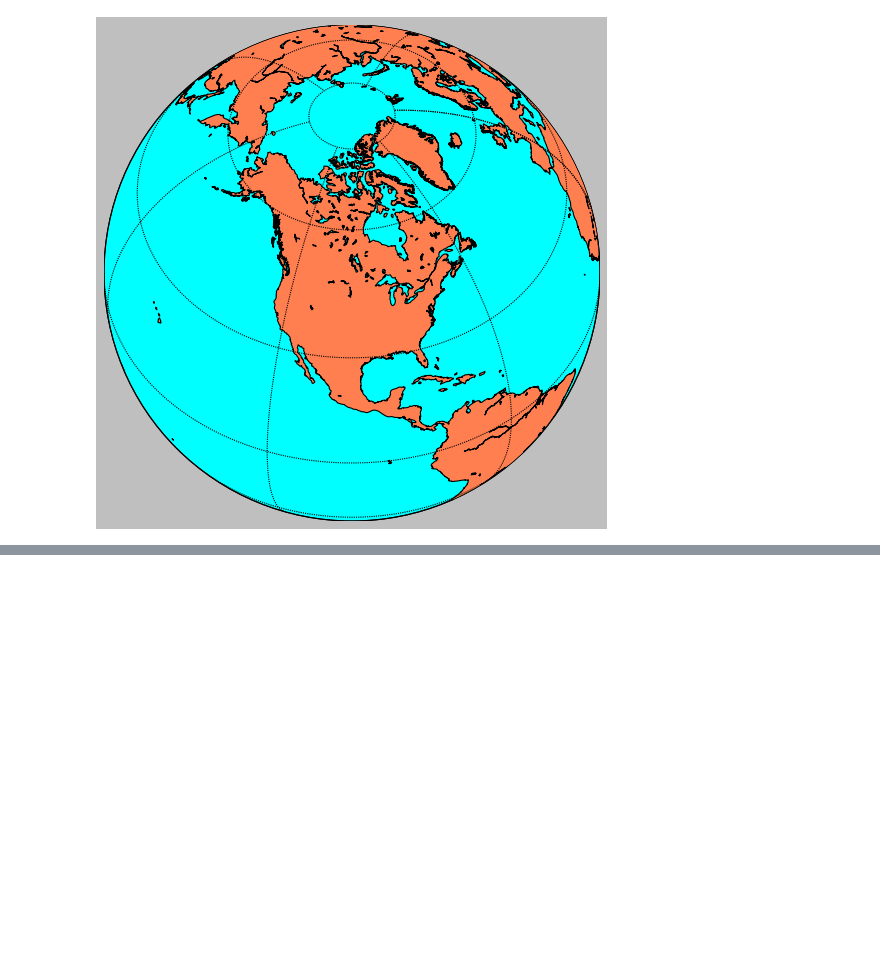
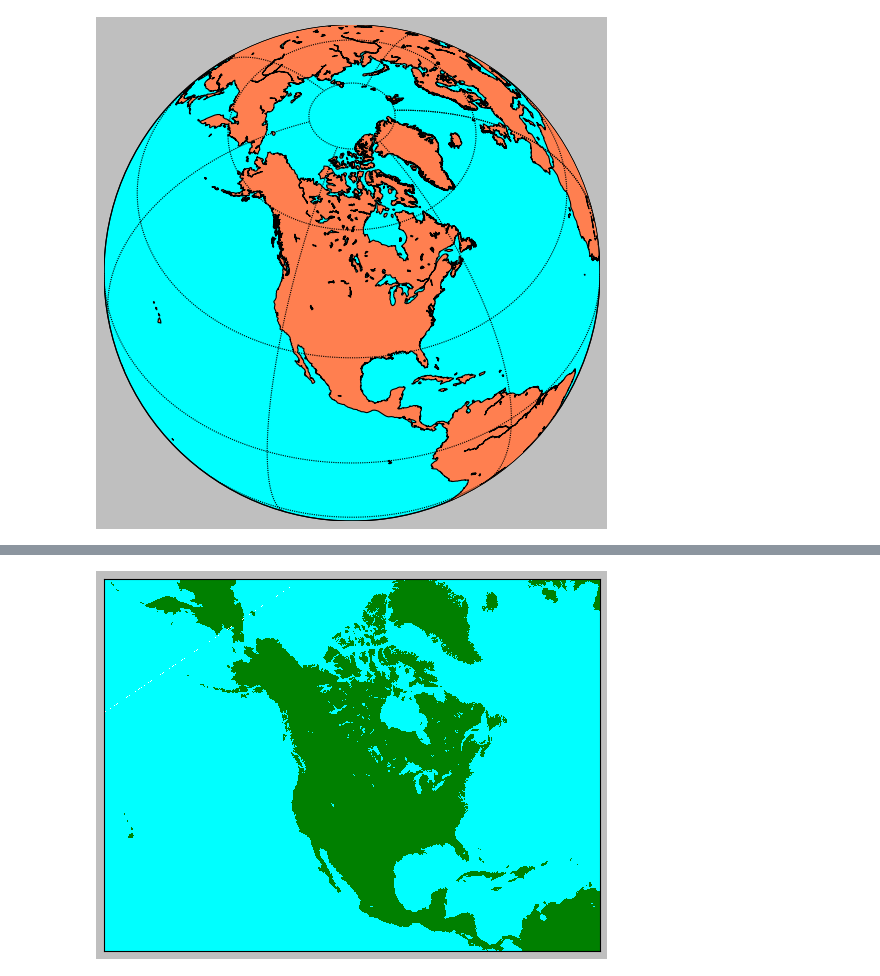
Before and after one commit to VedaVinothiniShastra/DS_PT_2, a Jupyter notebook: Day 13.ipynb, the cells around one changed output, grey strips where cells are left out. Cells and saved outputs as stored; diff of their text form; code cells hidden in the pictures; blank space fills up the shorter version.

```diff
--- a/Day 13.ipynb
+++ b/Day 13.ipynb
@@ -245,0 +283,11 @@ plt.show()
+# %%
+#drawlsmask
+
+from mpl_toolkits.basemap import Basemap
+import numpy as np
+import matplotlib.pyplot as plt
+m=Basemap(height=9000000,width=12000000,projection='lcc',resolution='c',lat_1=45.,lat_2=55,lat_0=50,lon_0=-107.)
+m.drawlsmask(land_color='green',ocean_color='aqua',lakes=True)
+plt.show()
+# %% [output]
+[figure, added]
```
Also changed, not shown: parts of 4 cells of this notebook.
